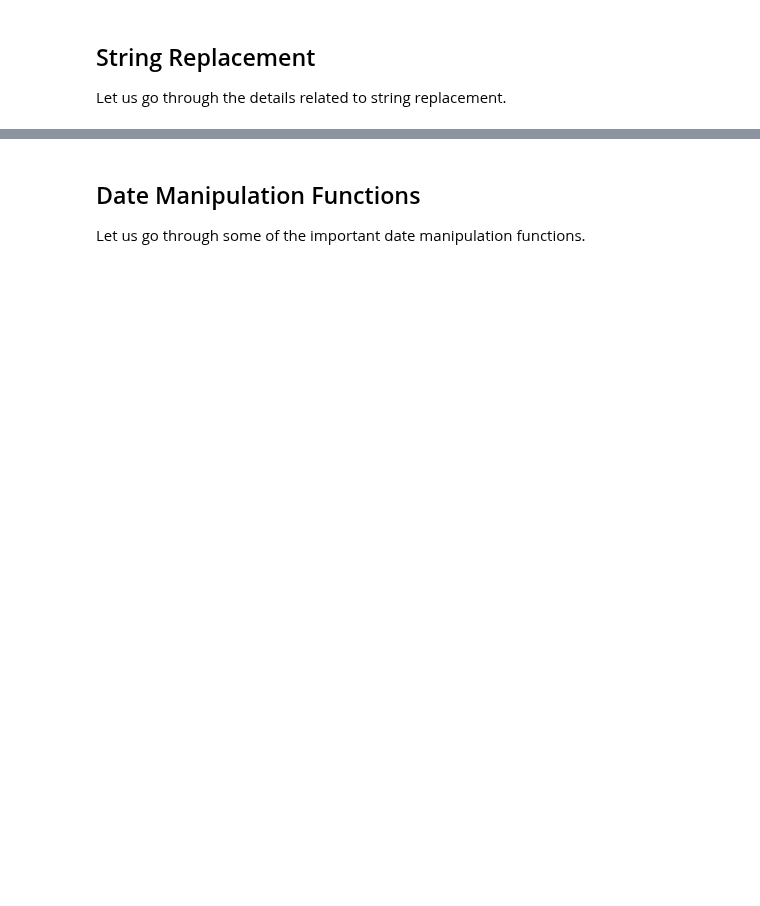
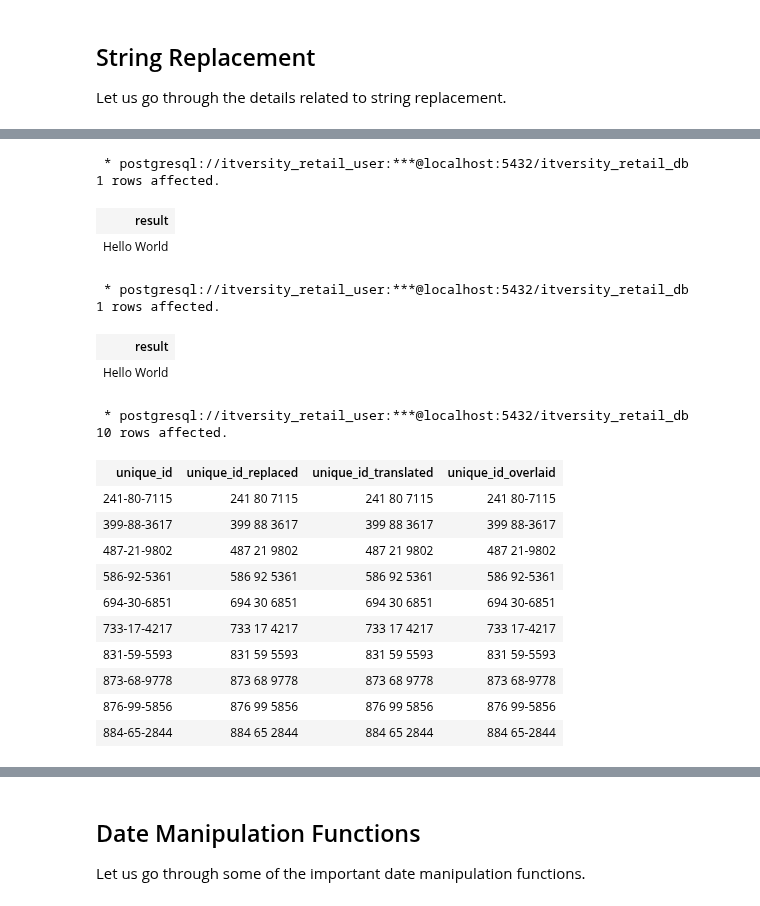
Before and after one commit to itversity/mastering-postgresql, a Jupyter notebook: 06_predefined_functions.ipynb, the cells around one changed output, grey strips where cells are left out. Cells and saved outputs as stored; diff of their text form; code cells hidden in the pictures; blank space fills up the shorter version.

```diff
--- a/06_predefined_functions.ipynb
+++ b/06_predefined_functions.ipynb
@@ -444,0 +813,52 @@ Let us go through the details related to string replacement.
+# %%
+%%sql
+
+SELECT replace('Hello World', 'alo', 'ello') AS result
+# %% [output]
+ * postgresql://itversity_retail_user:***@localhost:5432/itversity_retail_db
+1 rows affected.
+| result |
+| Hello World |
+# %%
+%%sql
+
+SELECT overlay('Halo World' PLACING 'ello' FROM 2 FOR 3) AS result
+# %% [output]
+ * postgresql://itversity_retail_user:***@localhost:5432/itversity_retail_db
+1 rows affected.
+| result |
+| Hello World |
+# %%
+%%sql
+
+WITH unique_ids AS (
+    SELECT '241-80-7115' AS unique_id UNION
+    SELECT '694-30-6851' UNION
+    SELECT '586-92-5361' UNION
+    SELECT '884-65-2844' UNION
+    SELECT '876-99-5856' UNION
+    SELECT '831-59-5593' UNION
+    SELECT '399-88-3617' UNION
+    SELECT '733-17-4217' UNION
+    SELECT '873-68-9778' UNION
+    SELECT '487-21-9802'
+) SELECT unique_id,
+    replace(unique_id, '-', ' ') AS unique_id_replaced,
+    translate(unique_id, '-', ' ') AS unique_id_translated,
+    overlay(unique_id PLACING ' ' FROM 4 FOR 1) AS unique_id_overlaid
+FROM unique_ids
+ORDER BY unique_id
+# %% [output]
+ * postgresql://itversity_retail_user:***@localhost:5432/itversity_retail_db
+10 rows affected.
+| unique_id | unique_id_replaced | unique_id_translated | unique_id_overlaid |
+| 241-80-7115 | 241 80 7115 | 241 80 7115 | 241 80-7115 |
+| 399-88-3617 | 399 88 3617 | 399 88 3617 | 399 88-3617 |
+| 487-21-9802 | 487 21 9802 | 487 21 9802 | 487 21-9802 |
+| 586-92-5361 | 586 92 5361 | 586 92 5361 | 586 92-5361 |
+| 694-30-6851 | 694 30 6851 | 694 30 6851 | 694 30-6851 |
+| 733-17-4217 | 733 17 4217 | 733 17 4217 | 733 17-4217 |
+| 831-59-5593 | 831 59 5593 | 831 59 5593 | 831 59-5593 |
+| 873-68-9778 | 873 68 9778 | 873 68 9778 | 873 68-9778 |
+| 876-99-5856 | 876 99 5856 | 876 99 5856 | 876 99-5856 |
+| 884-65-2844 | 884 65 2844 | 884 65 2844 | 884 65-2844 |
```
Also changed, not shown: parts of 200 cells of this notebook, 1 other file.
